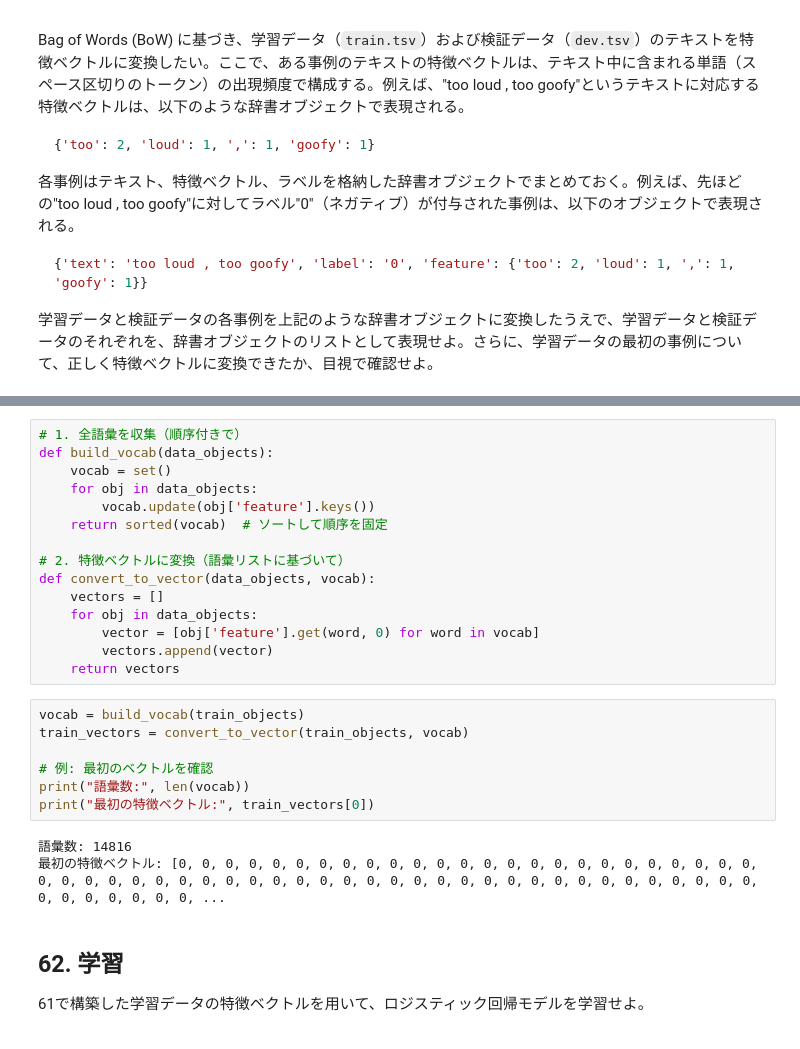
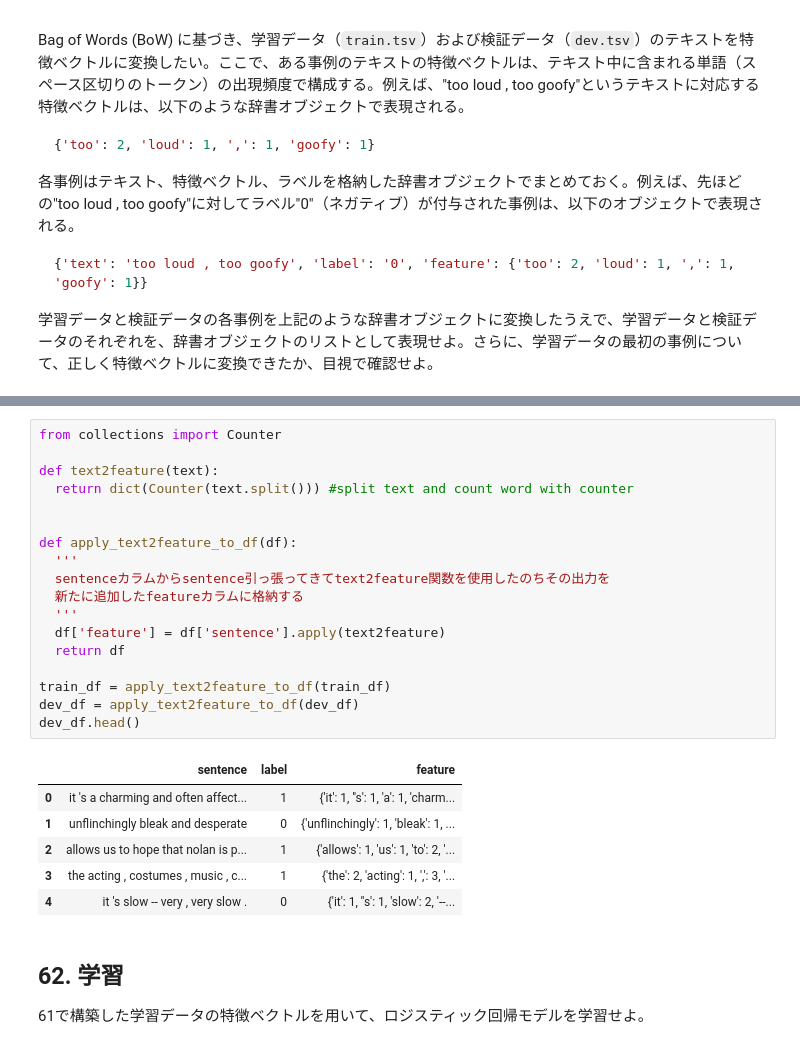
Before and after one commit to Tomhack24/my_nlp100_2025, a Jupyter notebook: ja/ch07.ipynb, the cells around one changed output, grey strips where cells are left out. Saved outputs shown, nothing was run; the diff lists cells and outputs as text.

```diff
--- a/ja/ch07.ipynb
+++ b/ja/ch07.ipynb
@@ -96,28 +55,28 @@ dev_objects = data_to_object(dev_df)
-# %%
-# 1. 全語彙を収集（順序付きで）
-def build_vocab(data_objects):
-    vocab = set()
-    for obj in data_objects:
-        vocab.update(obj['feature'].keys())
-    return sorted(vocab)  # ソートして順序を固定
-
-# 2. 特徴ベクトルに変換（語彙リストに基づいて）
-def convert_to_vector(data_objects, vocab):
-    vectors = []
-    for obj in data_objects:
-        vector = [obj['feature'].get(word, 0) for word in vocab]
-        vectors.append(vector)
-    return vectors
-# %%
-vocab = build_vocab(train_objects)
-train_vectors = convert_to_vector(train_objects, vocab)
-
-# 例: 最初のベクトルを確認
-print("語彙数:", len(vocab))
-print("最初の特徴ベクトル:", train_vectors[0])
-# %% [output]
-語彙数: 14816
-最初の特徴ベクトル: [0, 0, 0, 0, 0, 0, 0, 0, 0, 0, 0, 0, 0, 0, 0, 0, 0, 0, 0, 0, 0, 0, 0, 0, 0, 0, 0, 0, 0, 0, 0, 0, 0, 0, 0, 0, 0, 0, 0, 0, 0, 0, 0, 0, 0, 0, 0, 0, 0, 0, 0, 0, 0, 0, 0, 0, 0, 0, 0, 0, 0, 0, 0, ...
+# %%
+from collections import Counter
+
+def text2feature(text):
+  return dict(Counter(text.split())) #split text and count word with counter
+
+
+def apply_text2feature_to_df(df):
+  '''
+  sentenceカラムからsentence引っ張ってきてtext2feature関数を使用したのちその出力を
+  新たに追加したfeatureカラムに格納する
+  '''
+  df['feature'] = df['sentence'].apply(text2feature)
+  return df
+
+train_df = apply_text2feature_to_df(train_df)
+dev_df = apply_text2feature_to_df(dev_df)
+dev_df.head()
+# %% [output]
+|  | sentence | label | feature |
+| 0 | it 's a charming and often affect... | 1 | {'it': 1, ''s': 1, 'a': 1, 'charm... |
+| 1 | unflinchingly bleak and desperate | 0 | {'unflinchingly': 1, 'bleak': 1, ... |
+| 2 | allows us to hope that nolan is p... | 1 | {'allows': 1, 'us': 1, 'to': 2, '... |
+| 3 | the acting , costumes , music , c... | 1 | {'the': 2, 'acting': 1, ',': 3, '... |
+| 4 | it 's slow -- very , very slow . | 0 | {'it': 1, ''s': 1, 'slow': 2, '--... |
 # %% [markdown]
 ## 62. 学習
 
```
Also changed, not shown: parts of 5 cells of this notebook.
